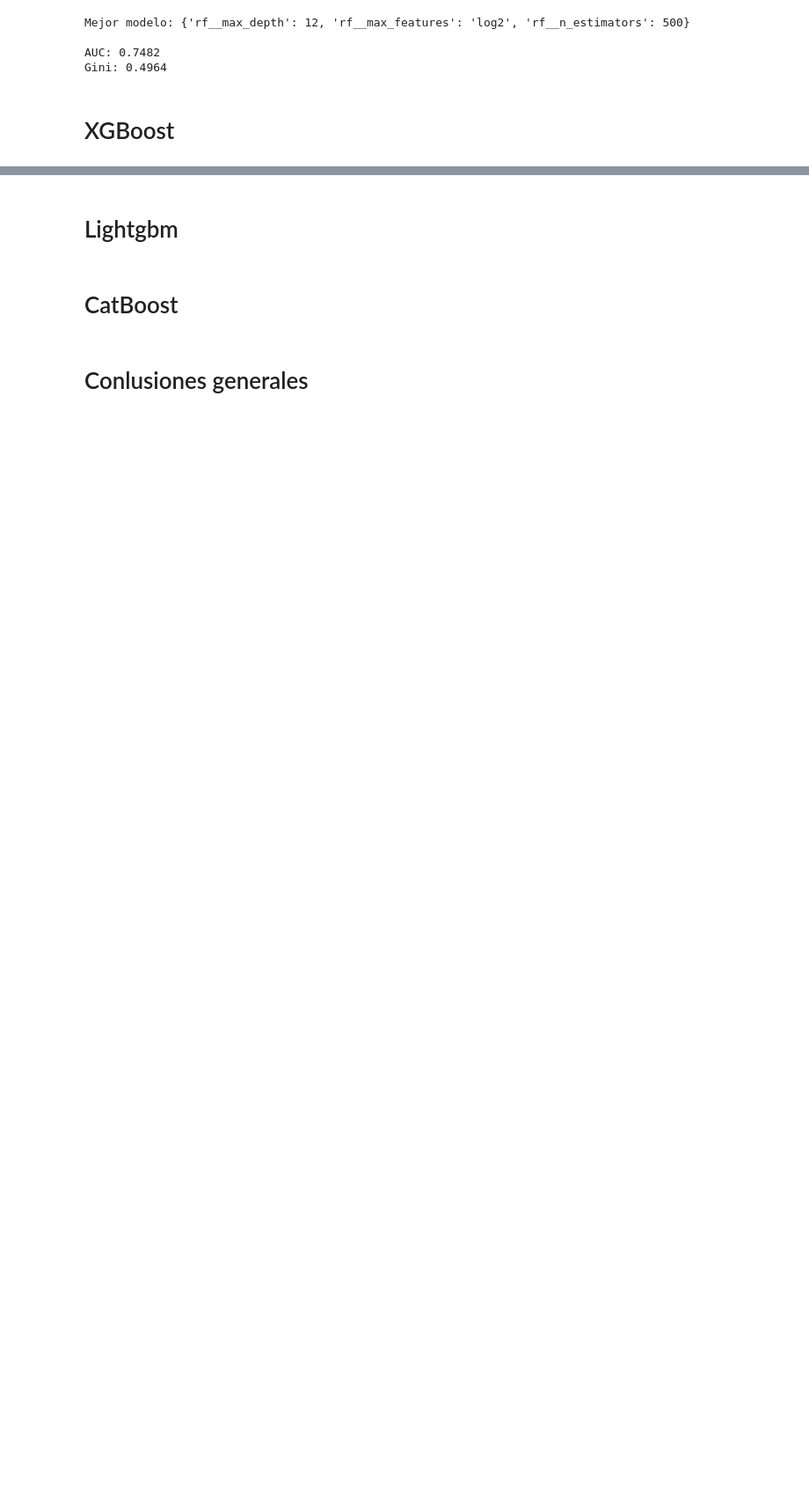
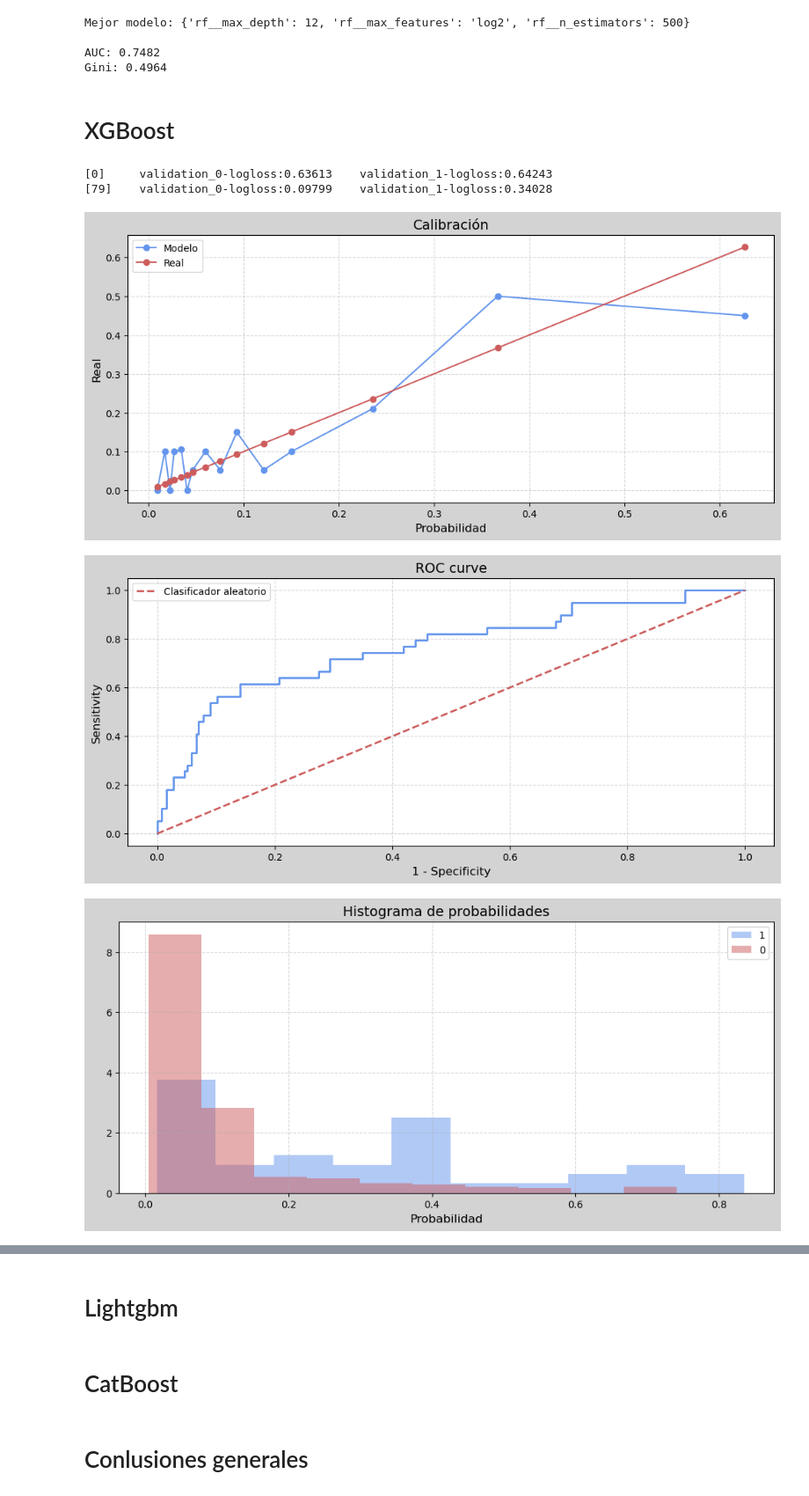
Before and after one commit to zayo1511/LabAprEst, a Jupyter notebook: Parcial3/ExamenPractico.ipynb, the cells around one changed output, grey strips where cells are left out. Shown: that part at 88% size. Saved outputs shown, nothing was run; the diff lists cells and outputs as text; code cells hidden in the pictures; blank space fills up the shorter version.

Commit message:
xgboost

```diff
--- a/Parcial3/ExamenPractico.ipynb
+++ b/Parcial3/ExamenPractico.ipynb
@@ -103,7 +103,7 @@ def importance(features, importances, n_var, importance_type):
     plt.figure()
     sns.barplot(x="Importancia", y="Variable", data=model_importance, palette=custom_palette)
     for index, value in enumerate(model_importance["Importancia"]):
-          plt.text(value - 0.001, index, f"{value:.3f}", va="center", ha='right')
+          plt.text(value - 0.001, index, f"{value:.4f}", va="center", ha='right')
     plt.xlabel('Importancia')
     plt.xlim(0, max(model_importance["Importancia"]) + 0.03)
     plt.ylabel('Variables')
@@ -170,6 +170,41 @@ def random_forest(X_train, X_test, y_train, y_test):
      importance(features, importances, 5, 'Feature Importance')
 
      return print(f'Mejor modelo: {rf_grid.best_params_}\n\nAUC: {auc:.4f}\nGini: {gini:.4f}')
+
+def xgboost(X_train, X_test, y_train, y_test):
+    model = XGBClassifier(n_estimators=10000, max_depth=5, learning_rate=0.1, reg_lambda=0.1,
+                          subsample=0.5, colsample_bytree=0.8, tree_method='hist', gamma=0.1
+                          )
+    model.fit(X_train, y_train, eval_set=[(X_train, y_train), (X_test, y_test)], verbose=100, early_stopping_rounds=20)
+
+    probabilidades = model.predict_proba(X_test)[:, 1]
+    auc = roc_auc_score(y_score=probabilidades, y_true=y_test)
+    gini = 2*auc - 1
+
+    calibracion(probabilidades, y_test)
+    roc(probabilidades, y_test)
+    histograma(probabilidades, y_test)
+
+    eval_model = model.evals_result()
+    train_loss = eval_model['validation_0']['logloss']
+    test_loss = eval_model['validation_1']['logloss']
+
+    loss(train_loss, test_loss)
+
+    importancia_weight_dict = model.get_booster().get_score(importance_type='weight')
+    importancia_gain_dict = model.get_booster().get_score(importance_type='gain')
+
+    # Separar nombres y valores
+    features_weight = list(importancia_weight_dict.keys())
+    valores_weight = list(importancia_weight_dict.values())
+
+    features_gain = list(importancia_gain_dict.keys())
+    valores_gain = list(importancia_gain_dict.values())
+
+    importance(features_weight, valores_weight, 5, 'weight')
+    importance(features_gain, valores_gain, 5, 'gain')
+
+    return print(f'AUC: {auc:.4f}\nGini: {gini:.4f}')
 # %% [markdown]
 # Data
 # %%
@@ -251,3 +286,11 @@ AUC: 0.7482
 Gini: 0.4964
 # %% [markdown]
 # XGBoost
+# %%
+xgboost(X_train, X_test, y_train, y_test)
+# %% [output]
+[0]     validation_0-logloss:0.63613    validation_1-logloss:0.64243
+[79]    validation_0-logloss:0.09799    validation_1-logloss:0.34028
+[figure, added]
+[figure, added]
+[figure, added]
```
Also changed, not shown: parts of 3 cells of this notebook.
